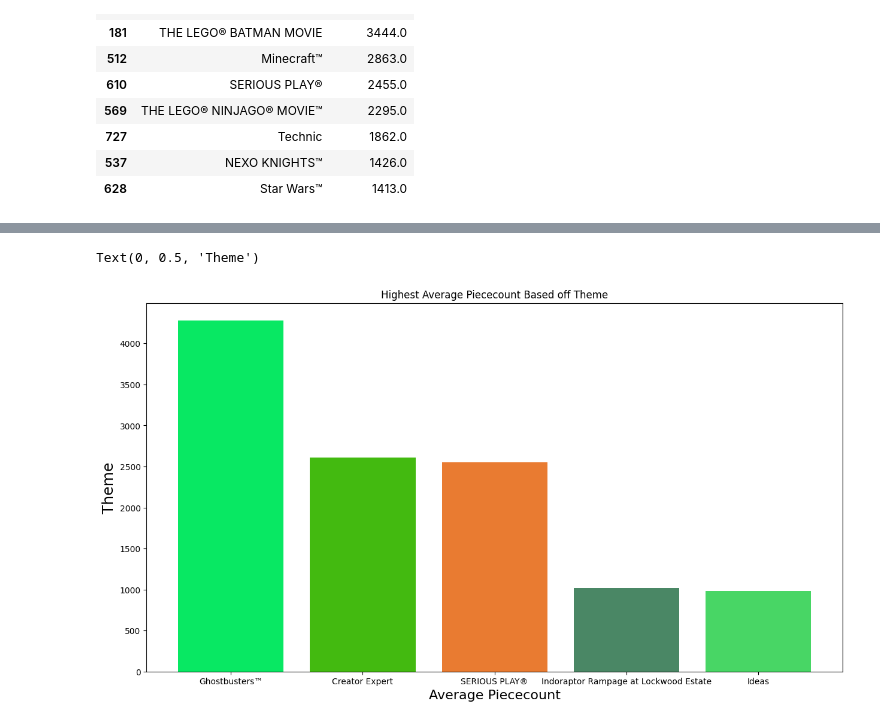
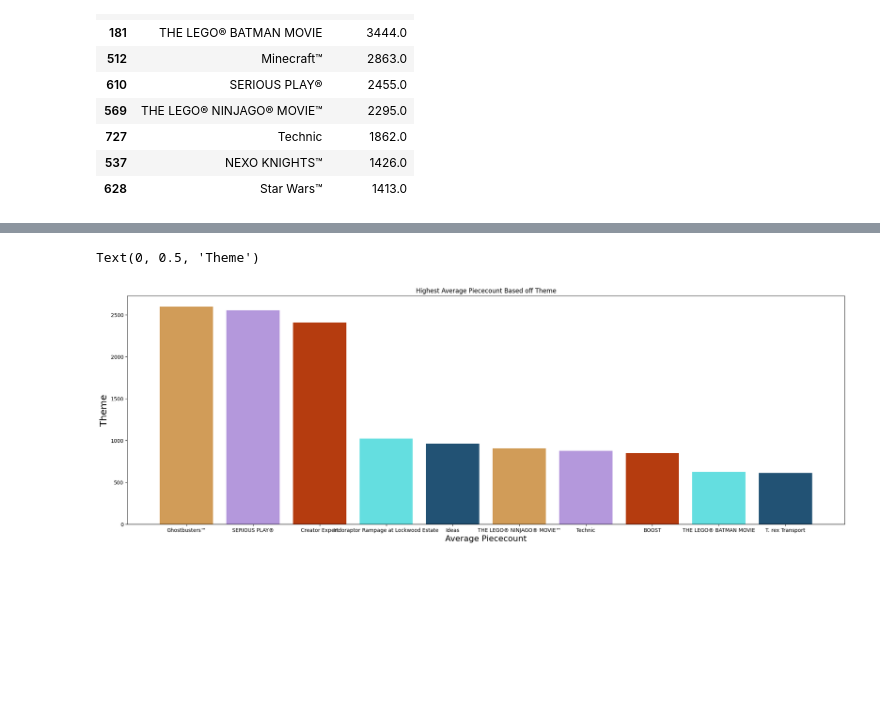
Before and after one commit to dfr5407/DS220, a Jupyter notebook: Project2/pyLegoSetDataset.ipynb, the cells around one changed output, grey strips where cells are left out. Saved outputs shown, nothing was run; the diff lists cells and outputs as text; code cells hidden in the pictures; blank space fills up the shorter version.

```diff
--- a/Project2/pyLegoSetDataset.ipynb
+++ b/Project2/pyLegoSetDataset.ipynb
@@ -117,17 +136,17 @@ sortedByCount[['theme_name','piece_count']].head(10)
 # %%
 #Question 3
 # #Piece count of lego sets based on themes. Which themes have the highest and lowest piece counts on average? #Data Calculations & Statistics
-theme_grouped = lego.groupby("theme_name")
-piece_by_theme = theme_grouped["piece_count"]
-meann = piece_by_theme.mean()
+theme_grouped = distinctsets.groupby("theme_name")
+pieceByTheme = theme_grouped["piece_count"]
+distinctMean = pieceByTheme.mean()
 piece_by_theme.median()
-top5 = meann.nlargest(5).reset_index()
-plt.figure(figsize=(15, 8))
+top10 = distinctMean.nlargest(10).reset_index()
+plt.figure(figsize=(25, 8))
 bar_colors = np.random.rand(5, 3)
-plt.bar(top5["theme_name"], top5["piece_count"], color= bar_colors)
+plt.bar(top10["theme_name"], top10["piece_count"], color= bar_colors)
 plt.title("Highest Average Piececount Based off Theme")
 plt.xlabel("Average Piececount", fontsize = 16)
 plt.ylabel("Theme", fontsize = 18) # Find the top 5 themes based on mean
 # %% [output]
 Text(0, 0.5, 'Theme')
-[figure, old version]
+[figure, new version]
```
Also changed, not shown: parts of 3 cells of this notebook.
